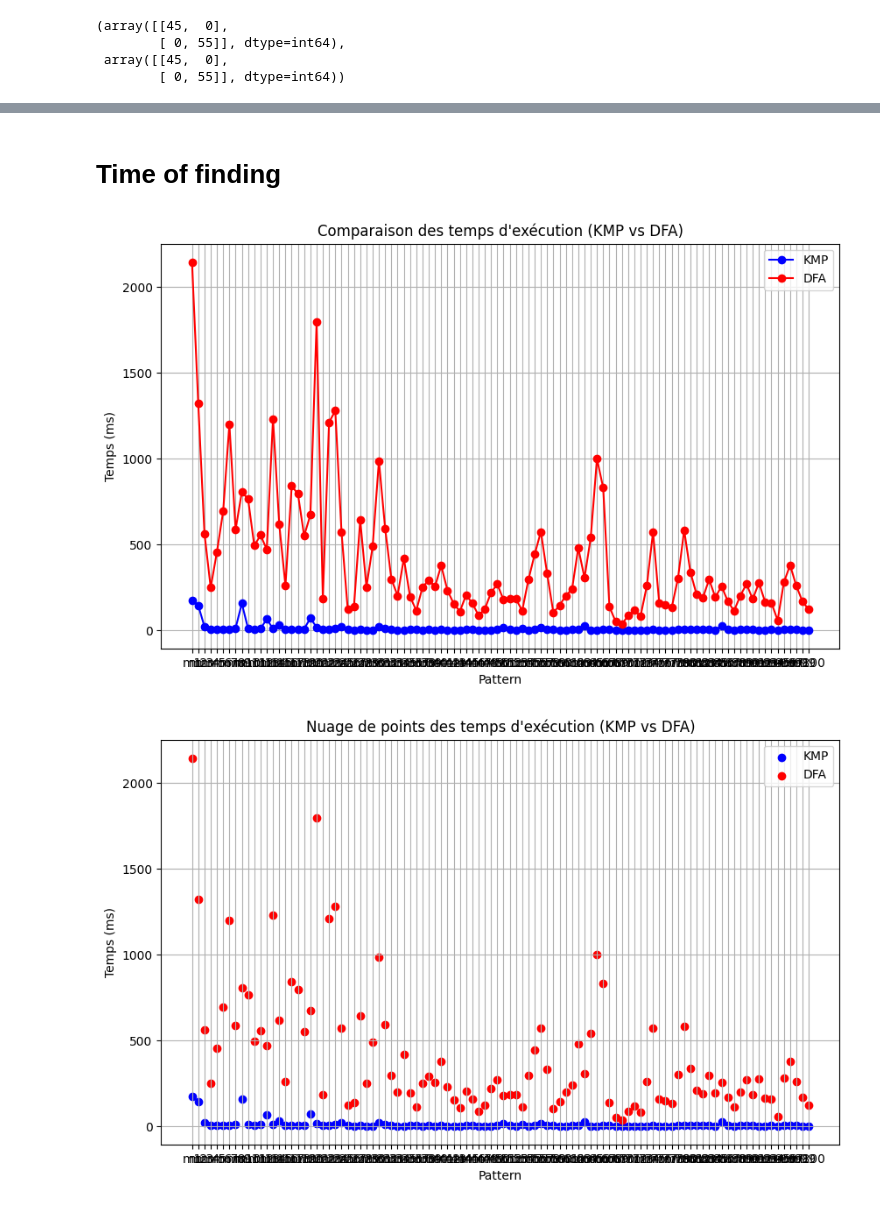
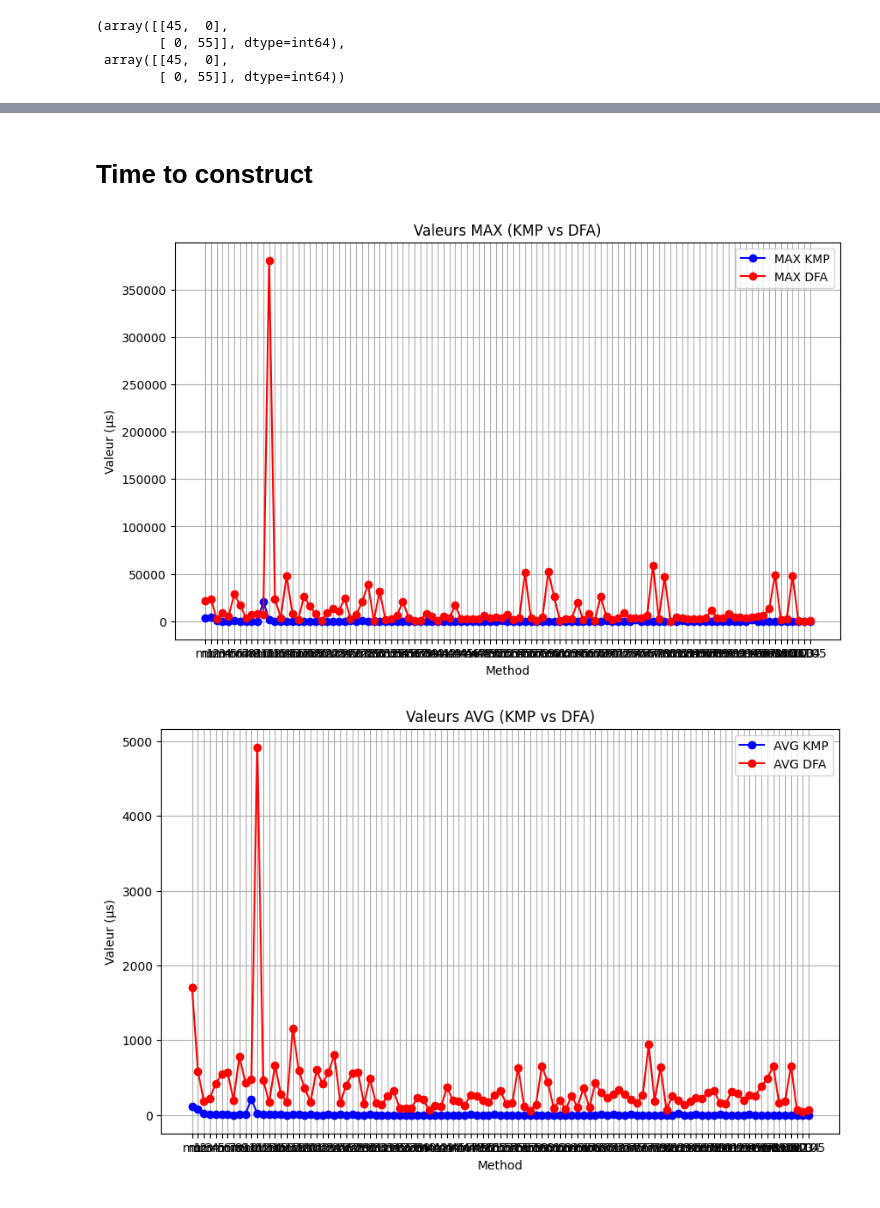
Before and after one commit to Yanis540/M2, a Jupyter notebook: DAAR/Projects/egrep/scripts/Main.ipynb, the cells around one changed output, grey strips where cells are left out. Saved outputs shown, nothing was run; the diff lists cells and outputs as text; code cells hidden in the pictures.

```diff
--- a/DAAR/Projects/egrep/scripts/Main.ipynb
+++ b/DAAR/Projects/egrep/scripts/Main.ipynb
@@ -38,51 +89,80 @@ confusion_kmp, confusion_dfa
 # %% [markdown]
-# Time of finding
+# Time to construct
+# %%
+df_stats = pd.read_csv("../results/speed.csv")
 # %%
-df['Pattern_Label'] = ['m' + str(i+1) for i in range(len(df))]
+
+# Labels pour les méthodes
+
+methods = ['m' + str(i+1) for i in range(len(df_stats))]
+
+df_stats['Method_Label'] = methods
 
 
 
-# Courbe des temps avec les labels modifiés
+# Plot pour les valeurs MAX
 
 plt.figure(figsize=(10, 6))
 
-plt.plot(df['Pattern_Label'], df['time_kmp'], marker='o', label='KMP', color='b')
+plt.plot(df_stats['Method_Label'], df_stats['MAX_KMP'], marker='o', label='MAX KMP', color='b')
 
-plt.plot(df['Pattern_Label'], df['time_dfa'], marker='o', label='DFA', color='r')
+plt.plot(df_stats['Method_Label'], df_stats['MAX_DFA'], marker='o', label='MAX DFA', color='r')
 
-plt.title("Comparaison des temps d'exécution (KMP vs DFA)")
+plt.title("Valeurs MAX (KMP vs DFA)")
 
-plt.xlabel("Pattern")
+plt.xlabel("Method")
 
-plt.ylabel("Temps (ms)")
+plt.ylabel("Valeur (μs)")
 
 plt.legend()
 
 plt.grid(True)
 
 plt.show()
 
 
 
-# Nuage de points des temps avec les labels modifiés
+# Plot pour les valeurs AVG
 
 plt.figure(figsize=(10, 6))
 
-plt.scatter(df['Pattern_Label'], df['time_kmp'], color='b', label='KMP')
+plt.plot(df_stats['Method_Label'], df_stats['AVG_KMP'], marker='o', label='AVG KMP', color='b')
 
-plt.scatter(df['Pattern_Label'], df['time_dfa'], color='r', label='DFA')
+plt.plot(df_stats['Method_Label'], df_stats['AVG_DFA'], marker='o', label='AVG DFA', color='r')
 
-plt.title("Nuage de points des temps d'exécution (KMP vs DFA)")
+plt.title("Valeurs AVG (KMP vs DFA)")
 
-plt.xlabel("Pattern")
+plt.xlabel("Method")
 
-plt.ylabel("Temps (ms)")
+plt.ylabel("Valeur (μs)")
 
 plt.legend()
 
 plt.grid(True)
 
 plt.show()
+
+
+
+# Plot pour les valeurs MIN
+
+plt.figure(figsize=(10, 6))
+
+plt.plot(df_stats['Method_Label'], df_stats['MIN_KMP'], marker='o', label='MIN KMP', color='b')
+
+plt.plot(df_stats['Method_Label'], df_stats['MIN_DFA'], marker='o', label='MIN DFA', color='r')
+
+plt.title("Valeurs MIN (KMP vs DFA)")
+
+plt.xlabel("Method")
+
+plt.ylabel("Valeur (μs)")
+
+plt.legend()
+
+plt.grid(True)
+
+plt.show()
 # %% [output]
-[figure, old version]
+[figure, new version]
-[figure, old version]
+[figure, new version]
```
Also changed, not shown: parts of 3 cells of this notebook, 2 other files.
